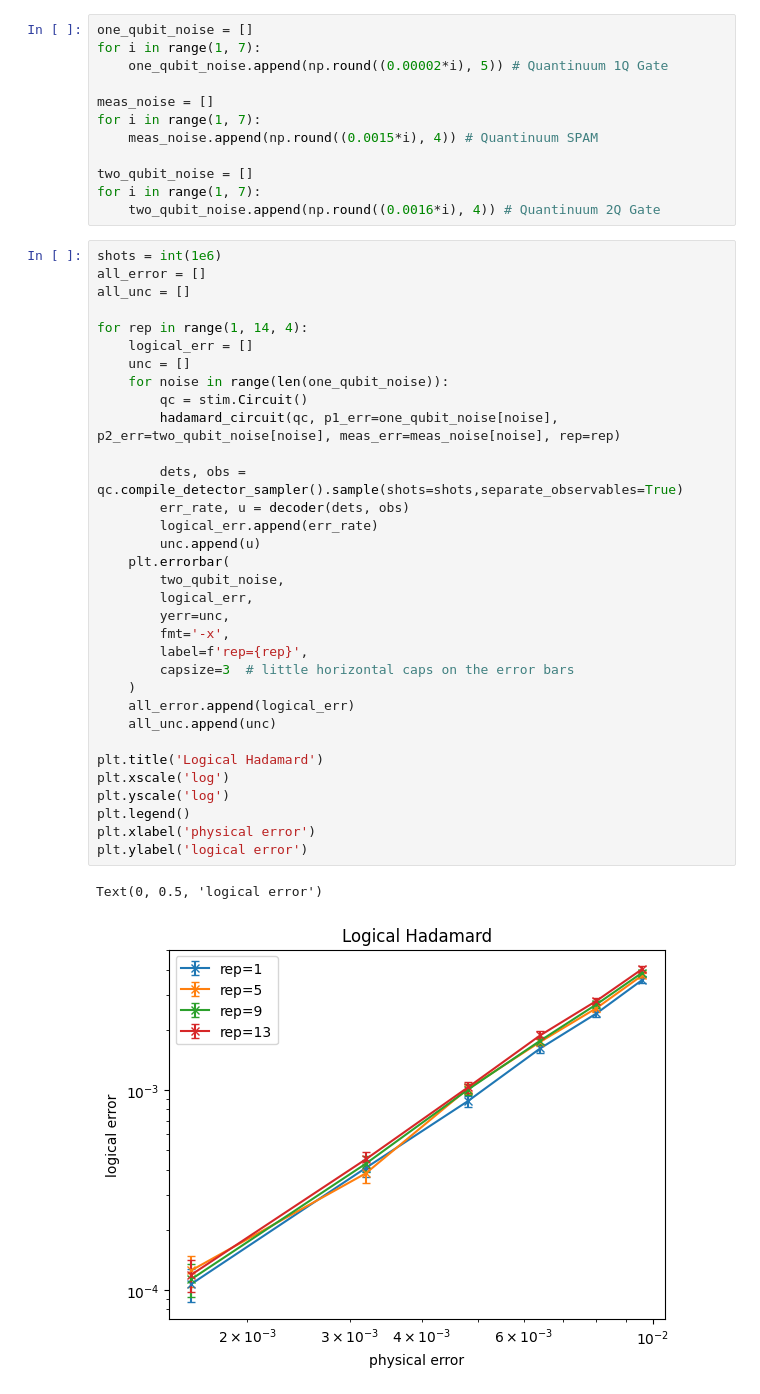
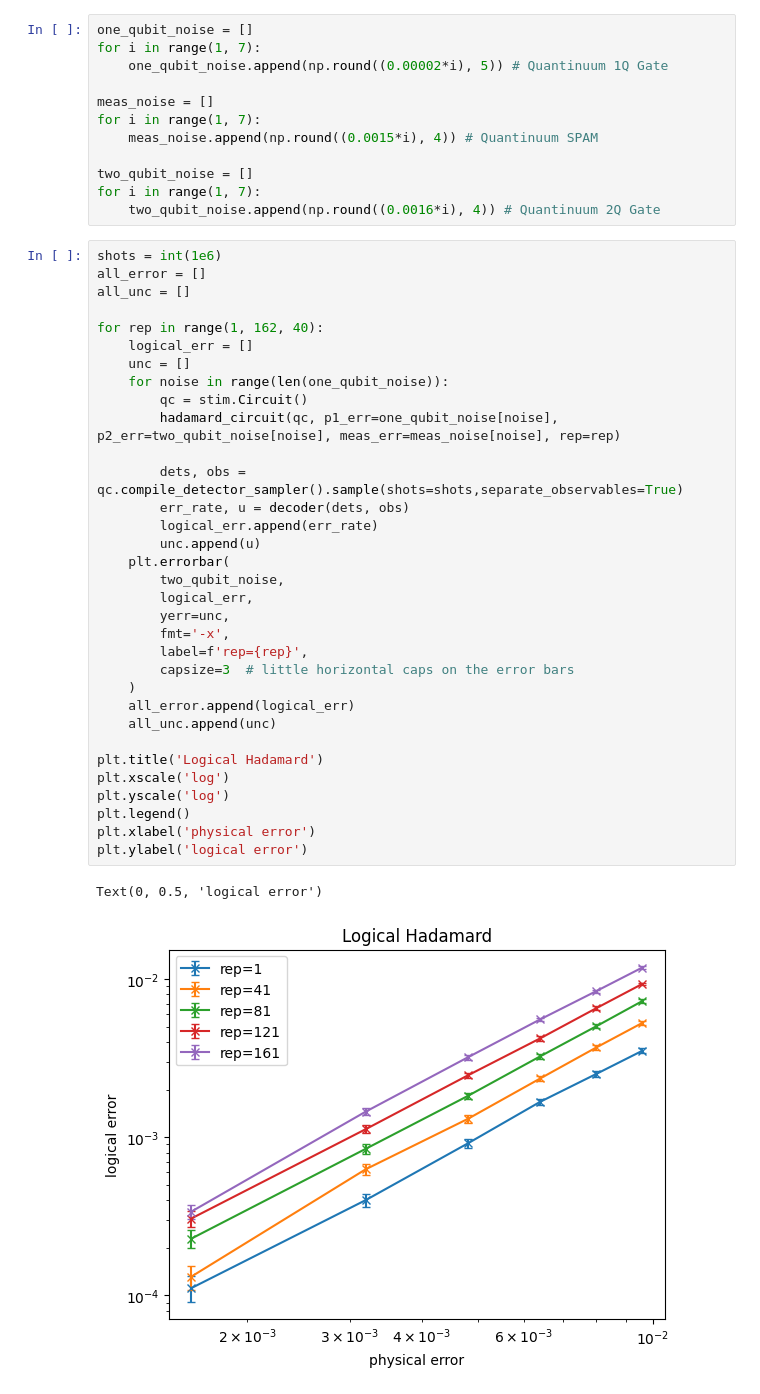
Before and after one commit to Sal7ySalt/Smallest-MSD-Protocol, a Jupyter notebook: Steane/logical_error_rate_hadamard.ipynb, the cells around one changed output. Saved outputs shown, nothing was run; the diff lists cells and outputs as text.

```diff
--- a/Steane/logical_error_rate_hadamard.ipynb
+++ b/Steane/logical_error_rate_hadamard.ipynb
@@ -96,37 +96,37 @@ shots = int(1e6)
 all_error = []
 all_unc = []
 
-for rep in range(1, 14, 4):
+for rep in range(1, 162, 40):
     logical_err = []
     unc = []
     for noise in range(len(one_qubit_noise)):
         qc = stim.Circuit()
         hadamard_circuit(qc, p1_err=one_qubit_noise[noise], p2_err=two_qubit_noise[noise], meas_err=meas_noise[noise], rep=rep)
 
         dets, obs = qc.compile_detector_sampler().sample(shots=shots,separate_observables=True)
         err_rate, u = decoder(dets, obs)
         logical_err.append(err_rate)
         unc.append(u)
     plt.errorbar(
         two_qubit_noise,
         logical_err,
         yerr=unc,
         fmt='-x',
         label=f'rep={rep}',
         capsize=3  # little horizontal caps on the error bars
     )
     all_error.append(logical_err)
     all_unc.append(unc)
 
 plt.title('Logical Hadamard')
 plt.xscale('log')
 plt.yscale('log')
 plt.legend()
 plt.xlabel('physical error')
 plt.ylabel('logical error')
 # %% [output]
 Text(0, 0.5, 'logical error')
-[figure, old version]
+[figure, new version]
 # %%
 # all_error.shape == (num_reps, num_noises)
 # uncertainties.shape == (num_reps, num_noises)
```
Also changed, not shown: parts of 8 cells of this notebook, 5 other files.
